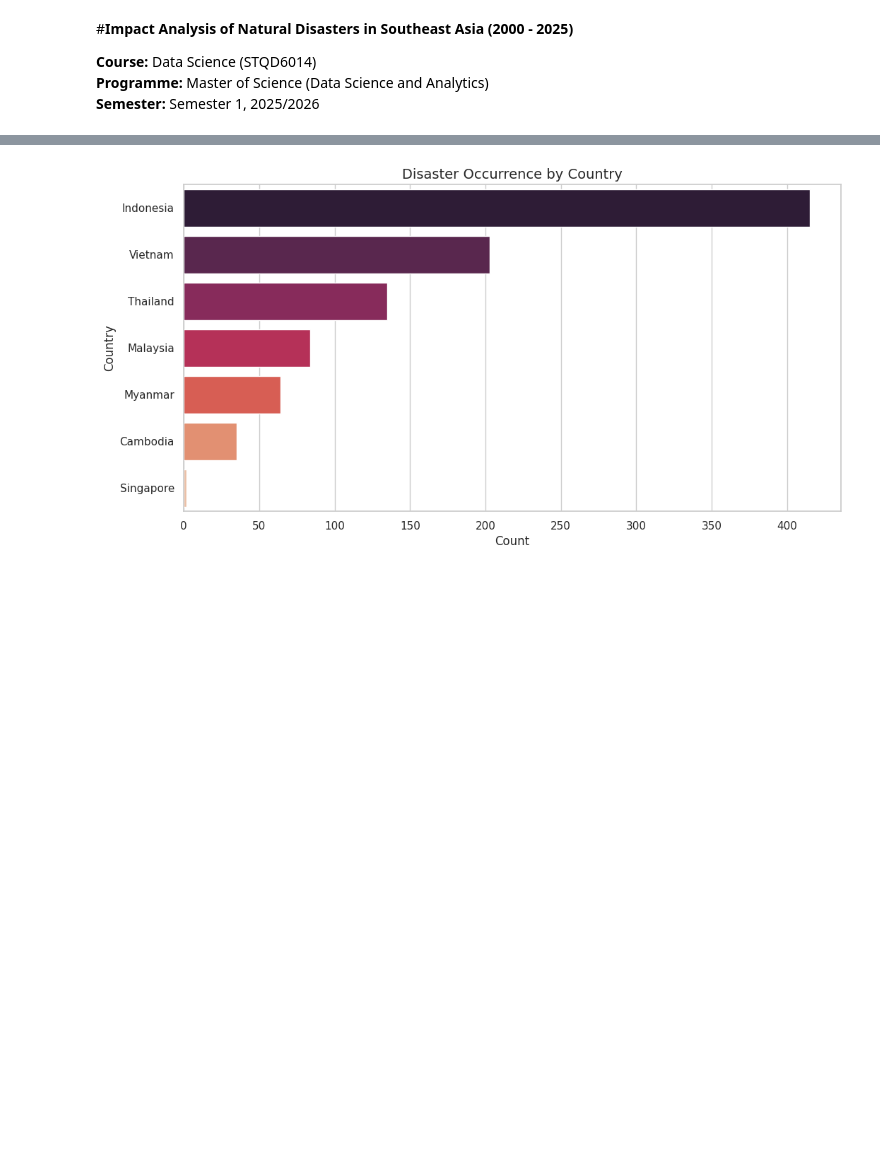
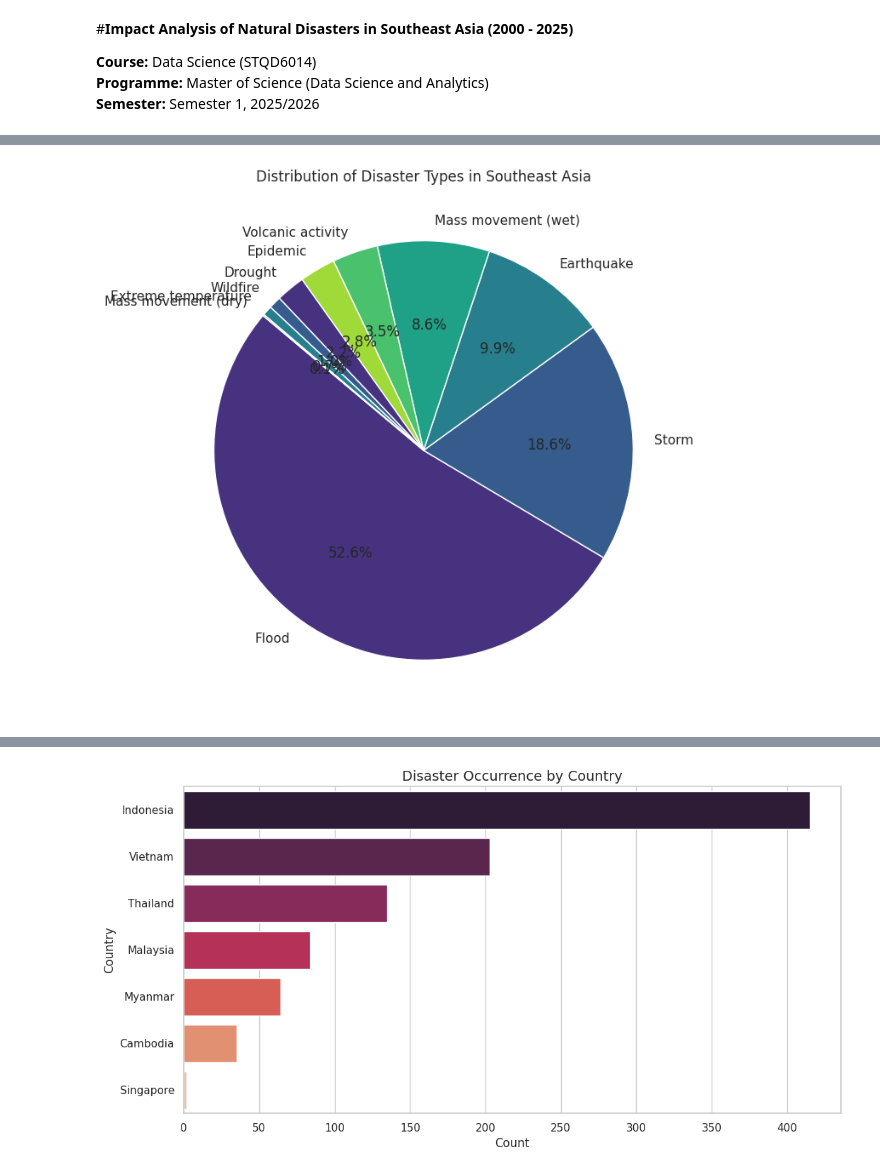
Before and after one commit to Rozieyati/Project_2_Data_Science, a Jupyter notebook: P166417_Impact_Analysis_of_Natural_Disasters_in_Asia.ipynb, the cells around one changed output, grey strips where cells are left out. Cells and saved outputs as stored; diff of their text form; code cells hidden in the pictures; blank space fills up the shorter version.

```diff
--- a/P166417_Impact_Analysis_of_Natural_Disasters_in_Asia.ipynb
+++ b/P166417_Impact_Analysis_of_Natural_Disasters_in_Asia.ipynb
@@ -125,0 +180,8 @@ The line plot above demonstrates a volatile but generally increasing frequency o
+# %%
+plt.figure(figsize=(8, 8))
+disaster_types = df_sea['Disaster Type'].value_counts()
+plt.pie(disaster_types, labels=disaster_types.index, autopct='%1.1f%%', startangle=140, colors=sns.color_palette('viridis'))
+plt.title('Distribution of Disaster Types in Southeast Asia')
+plt.show()
+# %% [output]
+[figure, added]
```
Also changed, not shown: parts of 56 cells of this notebook.
